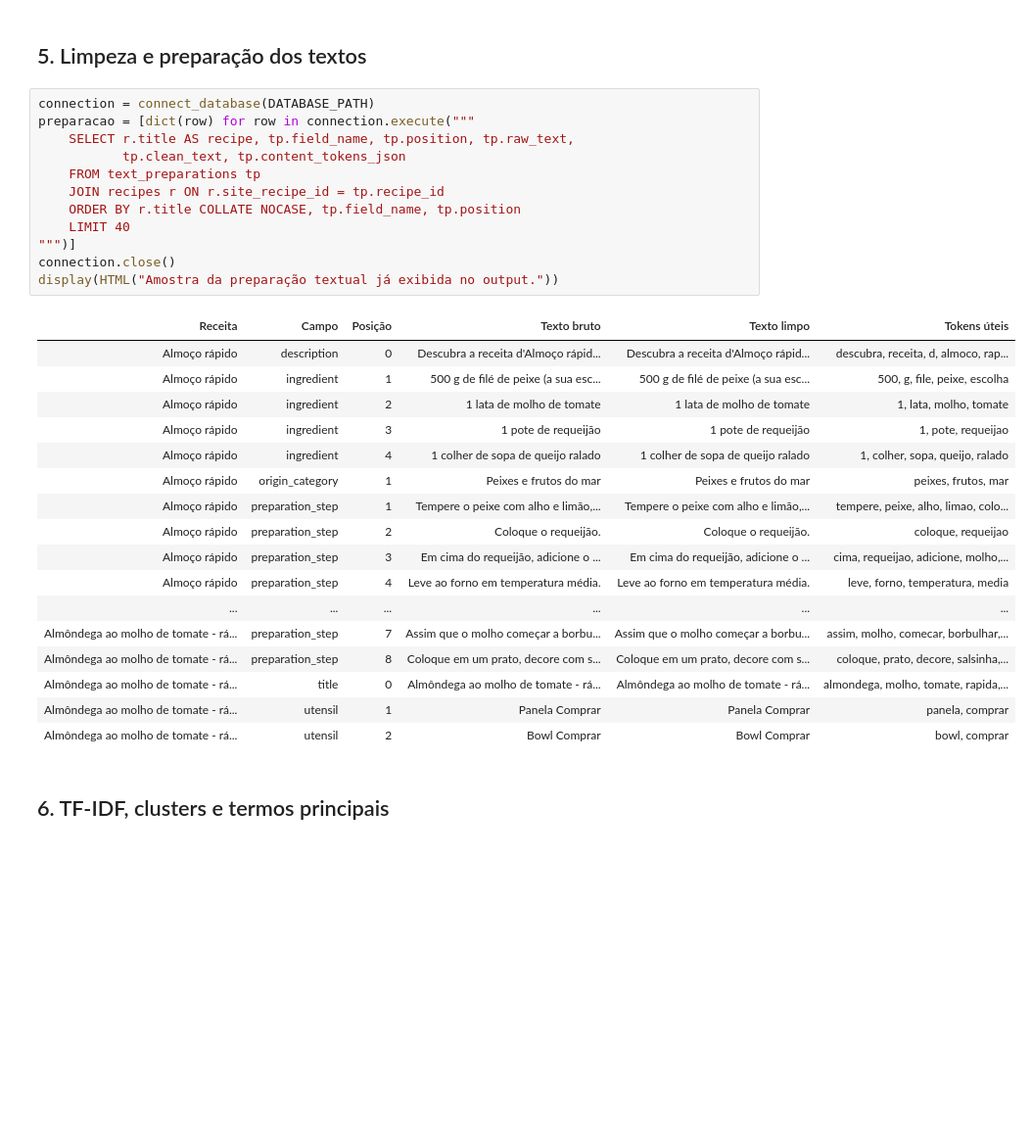
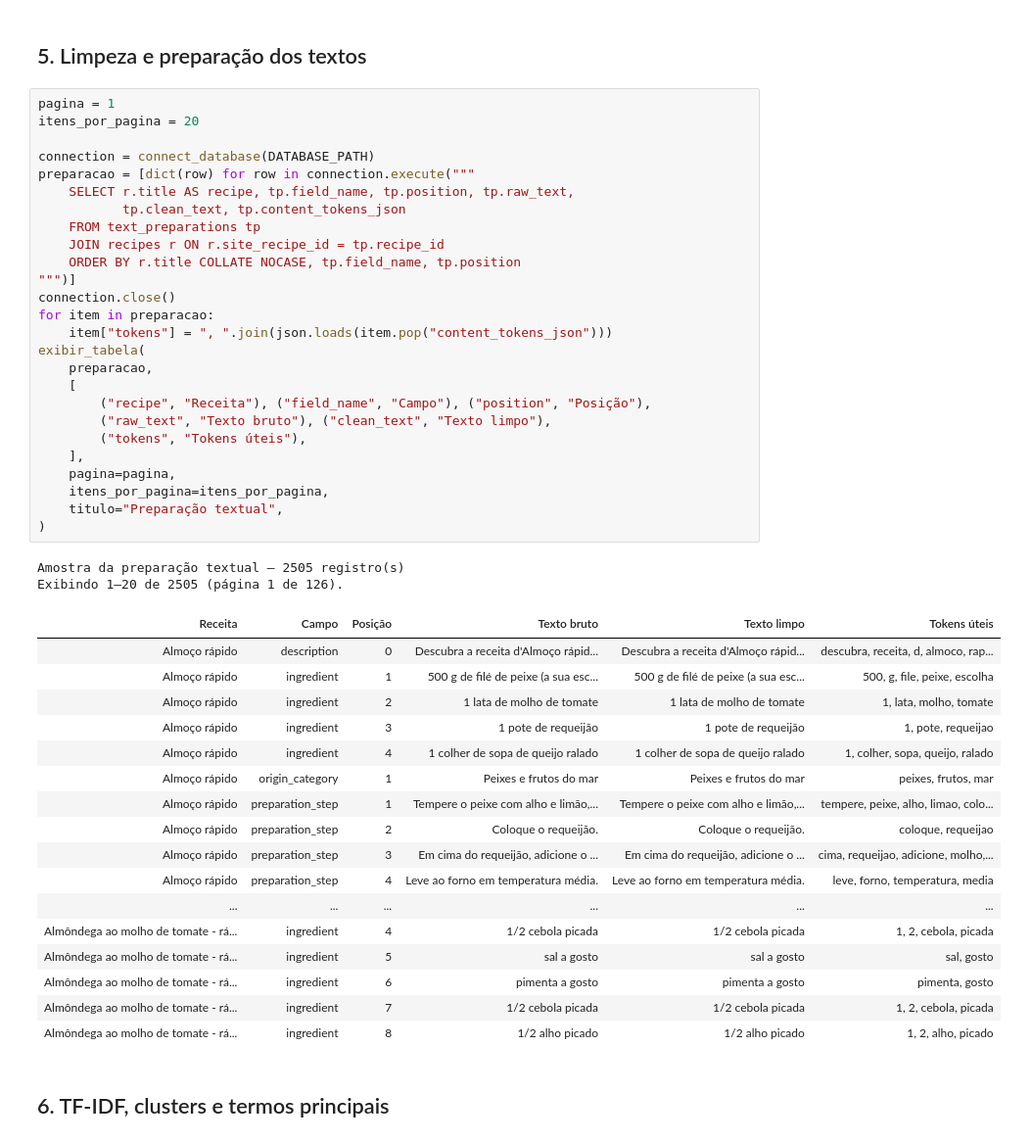
Before and after one commit to PHPacheco/Raspagem, a Jupyter notebook: notebooks/Trabalho PLN.ipynb, the cells around one changed output. Shown at 98% size. Saved outputs shown, nothing was run; the diff lists cells and outputs as text; blank space fills up the shorter version.

```diff
--- a/notebooks/Trabalho PLN.ipynb
+++ b/notebooks/Trabalho PLN.ipynb
@@ -216,34 +330,50 @@ Tabela HTML pronta no output do notebook.
 # %% [markdown]
 ## 5. Limpeza e preparação dos textos
 # %%
+pagina = 1
+itens_por_pagina = 20
+
 connection = connect_database(DATABASE_PATH)
 preparacao = [dict(row) for row in connection.execute("""
     SELECT r.title AS recipe, tp.field_name, tp.position, tp.raw_text,
            tp.clean_text, tp.content_tokens_json
     FROM text_preparations tp
     JOIN recipes r ON r.site_recipe_id = tp.recipe_id
     ORDER BY r.title COLLATE NOCASE, tp.field_name, tp.position
-    LIMIT 40
 """)]
 connection.close()
-display(HTML("Amostra da preparação textual já exibida no output."))
+for item in preparacao:
+    item["tokens"] = ", ".join(json.loads(item.pop("content_tokens_json")))
+exibir_tabela(
+    preparacao,
+    [
+        ("recipe", "Receita"), ("field_name", "Campo"), ("position", "Posição"),
+        ("raw_text", "Texto bruto"), ("clean_text", "Texto limpo"),
+        ("tokens", "Tokens úteis"),
+    ],
+    pagina=pagina,
+    itens_por_pagina=itens_por_pagina,
+    titulo="Preparação textual",
+)
 # %% [output]
+Amostra da preparação textual — 2505 registro(s)
+Exibindo 1–20 de 2505 (página 1 de 126).
 | Receita | Campo | Posição | Texto bruto | Texto limpo | Tokens úteis |
 | Almoço rápido | description | 0 | Descubra a receita d'Almoço rápid... | Descubra a receita d'Almoço rápid... | descubra, receita, d, almoco, rap... |
 | Almoço rápido | ingredient | 1 | 500 g de filé de peixe (a sua esc... | 500 g de filé de peixe (a sua esc... | 500, g, file, peixe, escolha |
 | Almoço rápido | ingredient | 2 | 1 lata de molho de tomate | 1 lata de molho de tomate | 1, lata, molho, tomate |
 | Almoço rápido | ingredient | 3 | 1 pote de requeijão | 1 pote de requeijão | 1, pote, requeijao |
 | Almoço rápido | ingredient | 4 | 1 colher de sopa de queijo ralado | 1 colher de sopa de queijo ralado | 1, colher, sopa, queijo, ralado |
 | Almoço rápido | origin_category | 1 | Peixes e frutos do mar | Peixes e frutos do mar | peixes, frutos, mar |
 | Almoço rápido | preparation_step | 1 | Tempere o peixe com alho e limão,... | Tempere o peixe com alho e limão,... | tempere, peixe, alho, limao, colo... |
 | Almoço rápido | preparation_step | 2 | Coloque o requeijão. | Coloque o requeijão. | coloque, requeijao |
 | Almoço rápido | preparation_step | 3 | Em cima do requeijão, adicione o ... | Em cima do requeijão, adicione o ... | cima, requeijao, adicione, molho,... |
 | Almoço rápido | preparation_step | 4 | Leve ao forno em temperatura média. | Leve ao forno em temperatura média. | leve, forno, temperatura, media |
 | ... | ... | ... | ... | ... | ... |
-| Almôndega ao molho de tomate - rá... | preparation_step | 7 | Assim que o molho começar a borbu... | Assim que o molho começar a borbu... | assim, molho, comecar, borbulhar,... |
-| Almôndega ao molho de tomate - rá... | preparation_step | 8 | Coloque em um prato, decore com s... | Coloque em um prato, decore com s... | coloque, prato, decore, salsinha,... |
-| Almôndega ao molho de tomate - rá... | title | 0 | Almôndega ao molho de tomate - rá... | Almôndega ao molho de tomate - rá... | almondega, molho, tomate, rapida,... |
-| Almôndega ao molho de tomate - rá... | utensil | 1 | Panela Comprar | Panela Comprar | panela, comprar |
-| Almôndega ao molho de tomate - rá... | utensil | 2 | Bowl Comprar | Bowl Comprar | bowl, comprar |
+| Almôndega ao molho de tomate - rá... | ingredient | 4 | 1/2 cebola picada | 1/2 cebola picada | 1, 2, cebola, picada |
+| Almôndega ao molho de tomate - rá... | ingredient | 5 | sal a gosto | sal a gosto | sal, gosto |
+| Almôndega ao molho de tomate - rá... | ingredient | 6 | pimenta a gosto | pimenta a gosto | pimenta, gosto |
+| Almôndega ao molho de tomate - rá... | ingredient | 7 | 1/2 cebola picada | 1/2 cebola picada | 1, 2, cebola, picada |
+| Almôndega ao molho de tomate - rá... | ingredient | 8 | 1/2 alho picado | 1/2 alho picado | 1, 2, alho, picado |
 # %% [markdown]
 ## 6. TF-IDF, clusters e termos principais
```
Also changed, not shown: parts of 32 cells of this notebook, 3 other files.
